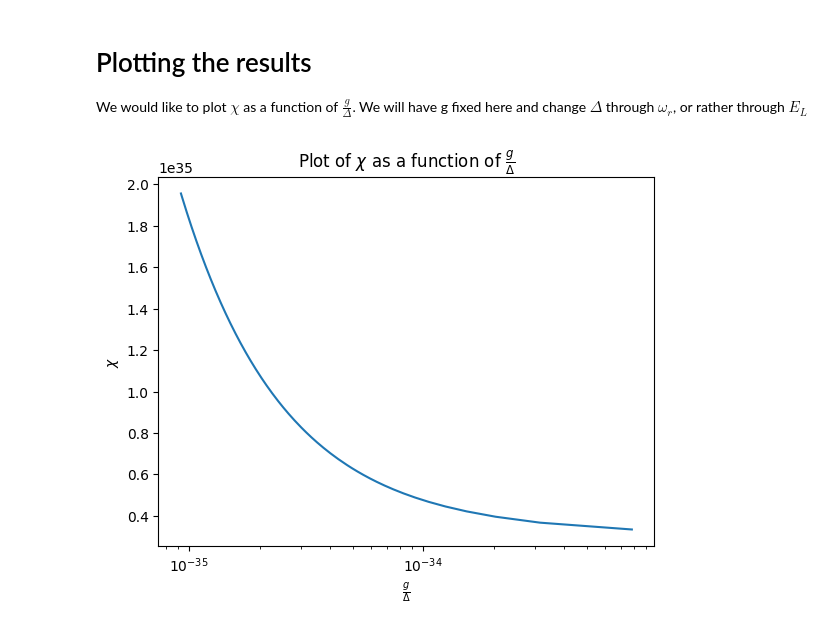
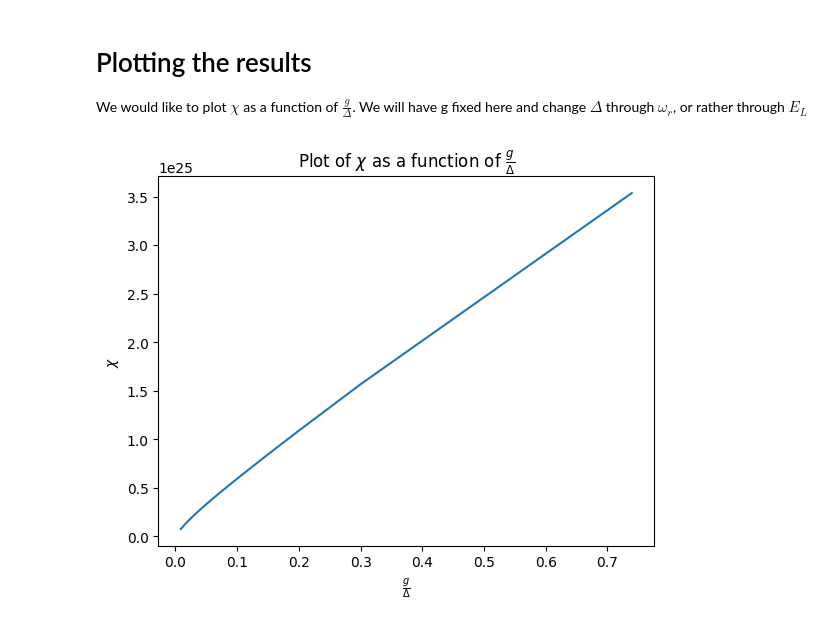
Before and after one commit to GabrielVandersippe/TR-informatique-quantique, a Jupyter notebook: find_chi_trsm_read.ipynb, the cells around one changed output. Drawn from its saved outputs; the diff is of its cells as text; code cells hidden in the pictures.

```diff
--- a/find_chi_trsm_read.ipynb
+++ b/find_chi_trsm_read.ipynb
@@ -62,8 +62,7 @@ def find_state_match_index(Product_state_ind, True_evecs, resonator_trunc) :
 
     i=0
 
-    while best_val<1/np.sqrt(2) and i < n:
-        psi = True_evecs[i]
+    for i, psi in enumerate(True_evecs):
 
         scalar_prod = np.abs(psi.dag()*product_state)
 
@@ -83,4 +82,4 @@ def find_chi(ECT, ECR, ECoup, EJ, EL, transmon_trunc=31, resonator_trunc=40):
 
     hbar_omegaq = Evals[find_state_match_index([1,0], Evecs, resonator_trunc)] - Evals[find_state_match_index([0,0], Evecs, resonator_trunc)]
 
-    return 1/(2*hbar) * Evals[find_state_match_index([1,1], Evecs, resonator_trunc)] - Evals[find_state_match_index([0,1], Evecs, resonator_trunc)] - hbar_omegaq
+    return -1/(2*hbar) * (Evals[find_state_match_index([1,1], Evecs, resonator_trunc)] - Evals[find_state_match_index([0,1], Evecs, resonator_trunc)] - hbar_omegaq)
@@ -103,22 +97,34 @@ import matplotlib.lines as mlines
 # %%
 EL_list = np.linspace(0.5,20,200)
 ECT = 0.5
 ECR = 4.5
 EJ = 5
-ECoup = 0.5
+ECoup = 5e-5
 
-Chi = [find_chi(ECT, ECR, ECoup, EJ, EL, resonator_trunc=20) for EL in EL_list]
-G_over_delta = [np.abs(-4*ECoup*hbar / (np.sqrt(8*ECT*EJ) - ECT - np.sqrt(8*ECR*EL))) for EL in EL_list]
+Chi = []
+G_over_delta = []
+
+g = 1000*4*ECoup
+
+for EL in EL_list :
+
+       Chi.append(find_chi(ECT, ECR, ECoup, EJ, EL, resonator_trunc=20))
+
+       omega_q = np.sqrt(8 * EJ * ECT) - ECT
+       omega_r = np.sqrt(8 * ECR * EL)
+
+       Delta = omega_q - omega_r
+
+       G_over_delta.append(abs(g / Delta))
 
 fig, ax = plt.subplots()
 
 ax.plot(G_over_delta, Chi)
 
 ax.set(xlabel=r'$\frac {g} {\Delta}$',
        ylabel=r'$\chi$',
-       title =r'Plot of $\chi$ as a function of $\frac {g} {\Delta}$',
-       xscale='log')
+       title =r'Plot of $\chi$ as a function of $\frac {g} {\Delta}$')
 
 plt.show()
 # %% [output]
-[figure, old version]
+[figure, new version]
```
Also changed, not shown: parts of 5 cells of this notebook, 1 other file.
